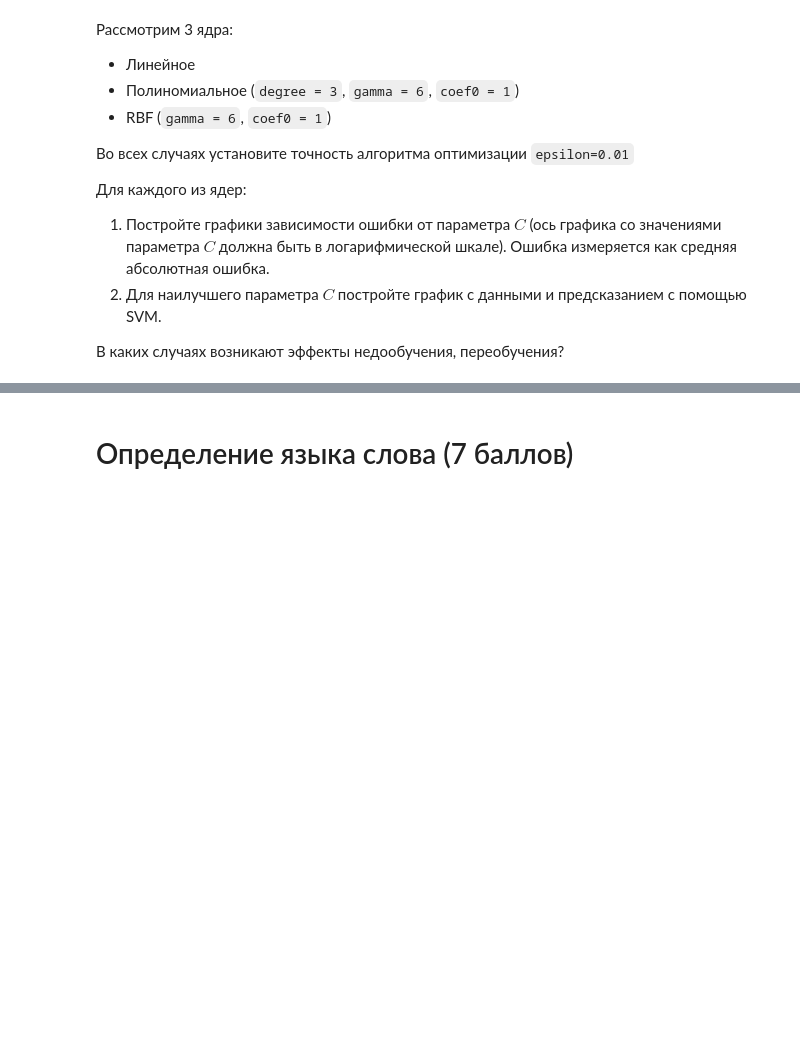
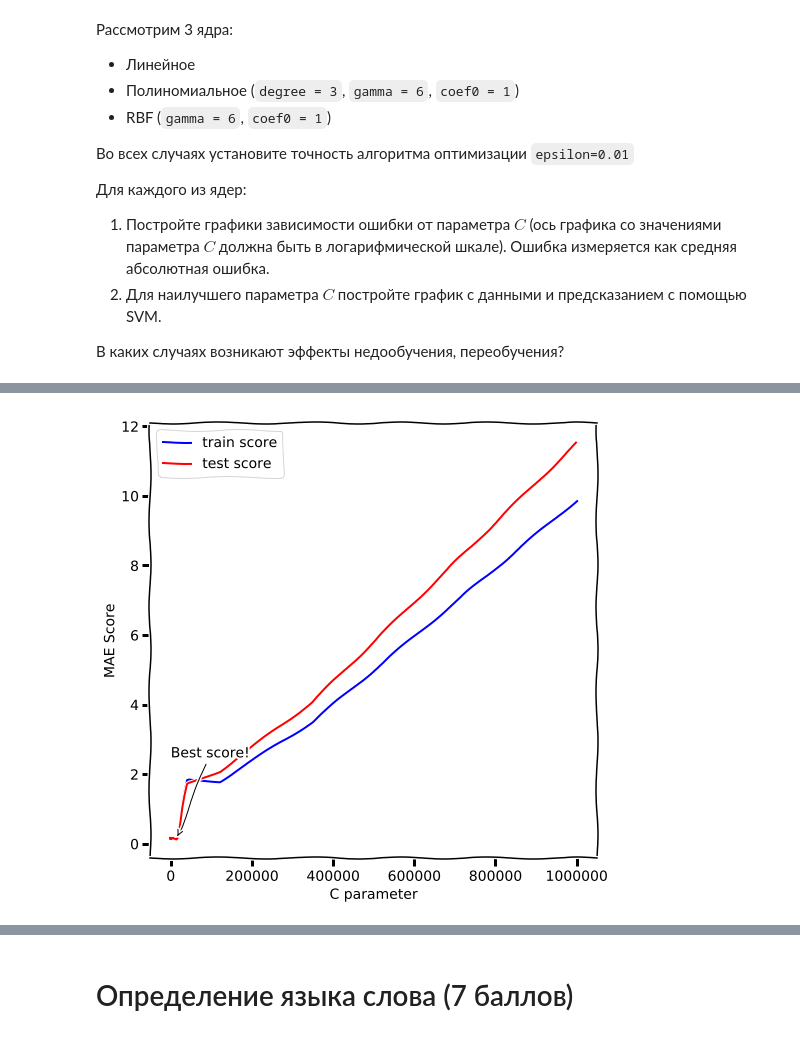
Before and after one commit to BobrG/IreneGit, a Jupyter notebook: hw1-svm.ipynb, the cells around one changed output, grey strips where cells are left out. Saved outputs shown, nothing was run; the diff lists cells and outputs as text; code cells hidden in the pictures; blank space fills up the shorter version.

```diff
--- a/hw1-svm.ipynb
+++ b/hw1-svm.ipynb
@@ -88,0 +146,5 @@ plt.plot(C, y_rbf)
+# %%
+#degree = 3, gamma = 6, coef0 = 1
+y_pol = model_scores(svm.SVR, 'poly', 6, 1)
+
+print(pd.DataFrame(data=y_pol, columns=['C', 'Train', 'Test']))
@@ -88,0 +169,4 @@ plt.plot(C, y_rbf)
+# %%
+plotting(y_pol)
+# %% [output]
+[figure, added]
```
Also changed, not shown: parts of 15 cells of this notebook.
